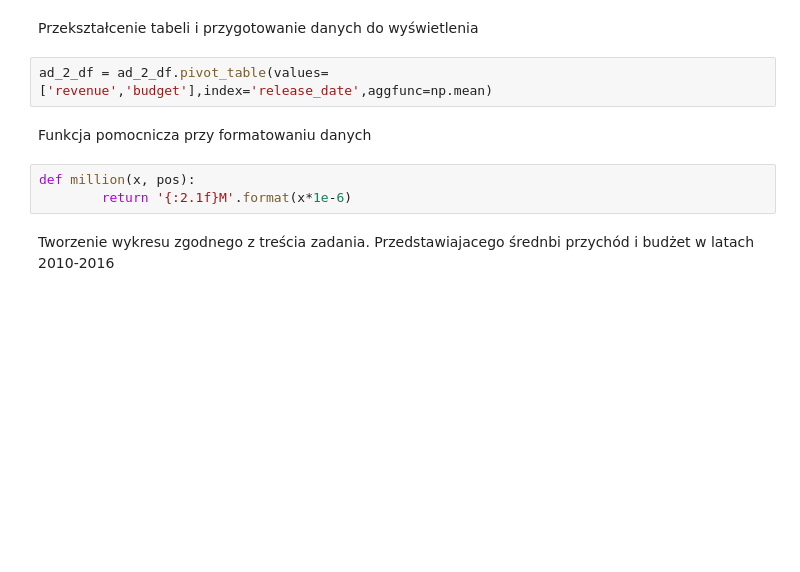
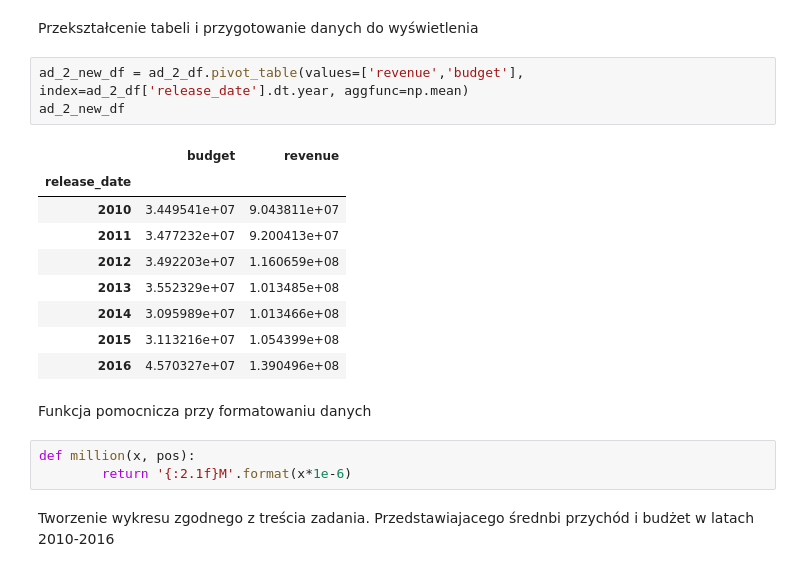
Before and after one commit to WojciechDzimira/kodilla-modu-9, a Jupyter notebook: zadanie_baza_filmow/baza_filmow.ipynb, the cells around one changed output. Saved outputs shown, nothing was run; the diff lists cells and outputs as text; blank space fills up the shorter version.

```diff
--- a/zadanie_baza_filmow/baza_filmow.ipynb
+++ b/zadanie_baza_filmow/baza_filmow.ipynb
@@ -50,7 +50,18 @@ ad_2_df['release_date'] = ad_2_df['release_date'].dt.year
 # %% [markdown]
 Przekształcenie tabeli i przygotowanie danych do wyświetlenia
 # %%
-ad_2_df = ad_2_df.pivot_table(values=['revenue','budget'],index='release_date',aggfunc=np.mean)
+ad_2_new_df = ad_2_df.pivot_table(values=['revenue','budget'], index=ad_2_df['release_date'].dt.year, aggfunc=np.mean)
+ad_2_new_df
+# %% [output]
+|  | budget | revenue |
+| release_date |  |  |
+| 2010 | 3.449541e+07 | 9.043811e+07 |
+| 2011 | 3.477232e+07 | 9.200413e+07 |
+| 2012 | 3.492203e+07 | 1.160659e+08 |
+| 2013 | 3.552329e+07 | 1.013485e+08 |
+| 2014 | 3.095989e+07 | 1.013466e+08 |
+| 2015 | 3.113216e+07 | 1.054399e+08 |
+| 2016 | 4.570327e+07 | 1.390496e+08 |
 # %% [markdown]
 Funkcja pomocnicza przy formatowaniu danych
 # %%
```
Also changed, not shown: parts of 11 cells of this notebook.
